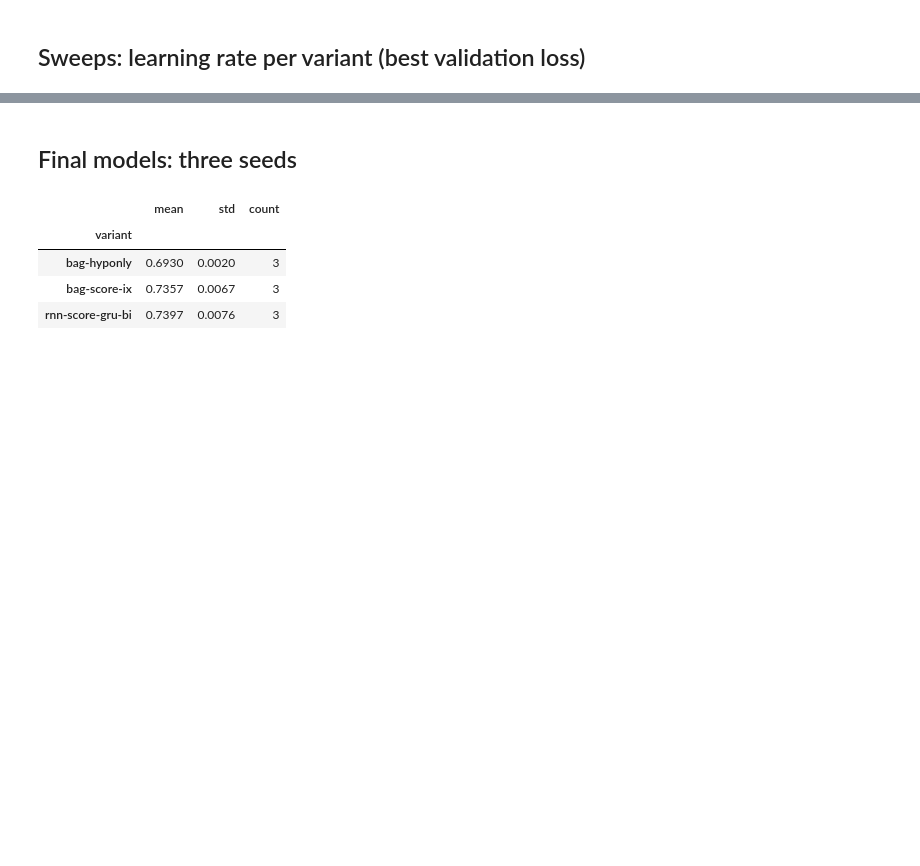
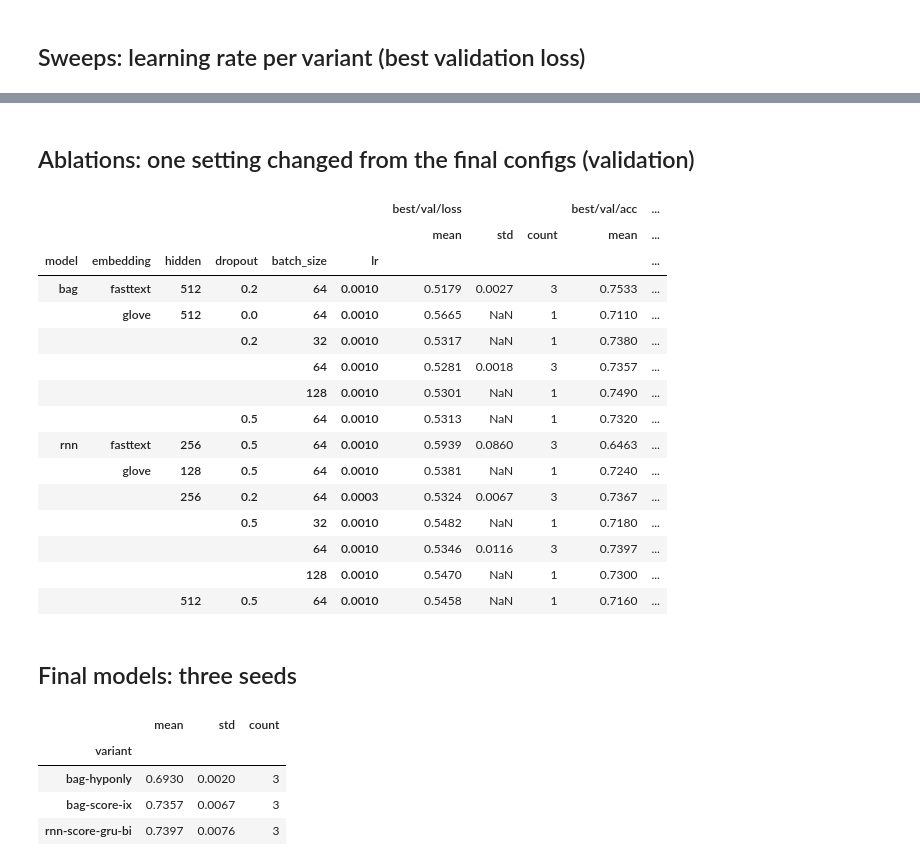
Before and after one commit to mavgit1/nlp-hs26-art, a Jupyter notebook: notebooks/02_results.ipynb, the cells around one changed output, grey strips where cells are left out. Drawn from its saved outputs; the diff is of its cells as text; code cells hidden in the pictures; blank space fills up the shorter version.

Commit message:
Add ablation results to notebook

```diff
--- a/notebooks/02_results.ipynb
+++ b/notebooks/02_results.ipynb
@@ -56,4 +56,28 @@ sw.groupby('variant')[['best/val/loss', 'best/val/acc']].agg(['min', 'max', 'cou
 | rnn-score-lstm | 0.554 | 0.693 | 3 | 0.527 | 0.718 | 3 |
+# %% [markdown]
+## Ablations: one setting changed from the final configs (validation)
+# %%
+ab = runs[runs.tags.fillna('').str.contains('ablation|final')].copy()
+ab['embedding'] = ab.embeddings.str.extract(r'/([a-z]+)-')[0]
+cols = ['model', 'embedding', 'hidden', 'dropout', 'batch_size', 'lr']
+ab.groupby(cols)[['best/val/loss', 'best/val/acc']].agg(['mean', 'std', 'count']).round(4)
+# %% [output]
+|  |  |  |  |  |  | best/val/loss |  |  | best/val/acc | ... |
+|  |  |  |  |  |  | mean | std | count | mean | ... |
+| model | embedding | hidden | dropout | batch_size | lr |  |  |  |  | ... |
+| bag | fasttext | 512 | 0.2 | 64 | 0.0010 | 0.5179 | 0.0027 | 3 | 0.7533 | ... |
+|  | glove | 512 | 0.0 | 64 | 0.0010 | 0.5665 | NaN | 1 | 0.7110 | ... |
+|  |  |  | 0.2 | 32 | 0.0010 | 0.5317 | NaN | 1 | 0.7380 | ... |
+|  |  |  |  | 64 | 0.0010 | 0.5281 | 0.0018 | 3 | 0.7357 | ... |
+|  |  |  |  | 128 | 0.0010 | 0.5301 | NaN | 1 | 0.7490 | ... |
+|  |  |  | 0.5 | 64 | 0.0010 | 0.5313 | NaN | 1 | 0.7320 | ... |
+| rnn | fasttext | 256 | 0.5 | 64 | 0.0010 | 0.5939 | 0.0860 | 3 | 0.6463 | ... |
+|  | glove | 128 | 0.5 | 64 | 0.0010 | 0.5381 | NaN | 1 | 0.7240 | ... |
+|  |  | 256 | 0.2 | 64 | 0.0003 | 0.5324 | 0.0067 | 3 | 0.7367 | ... |
+|  |  |  | 0.5 | 32 | 0.0010 | 0.5482 | NaN | 1 | 0.7180 | ... |
+|  |  |  |  | 64 | 0.0010 | 0.5346 | 0.0116 | 3 | 0.7397 | ... |
+|  |  |  |  | 128 | 0.0010 | 0.5470 | NaN | 1 | 0.7300 | ... |
+|  |  | 512 | 0.5 | 64 | 0.0010 | 0.5458 | NaN | 1 | 0.7160 | ... |
 # %% [markdown]
 ## Final models: three seeds
 # %%
```
Also changed, not shown: parts of 3 cells of this notebook, 1 other file.
